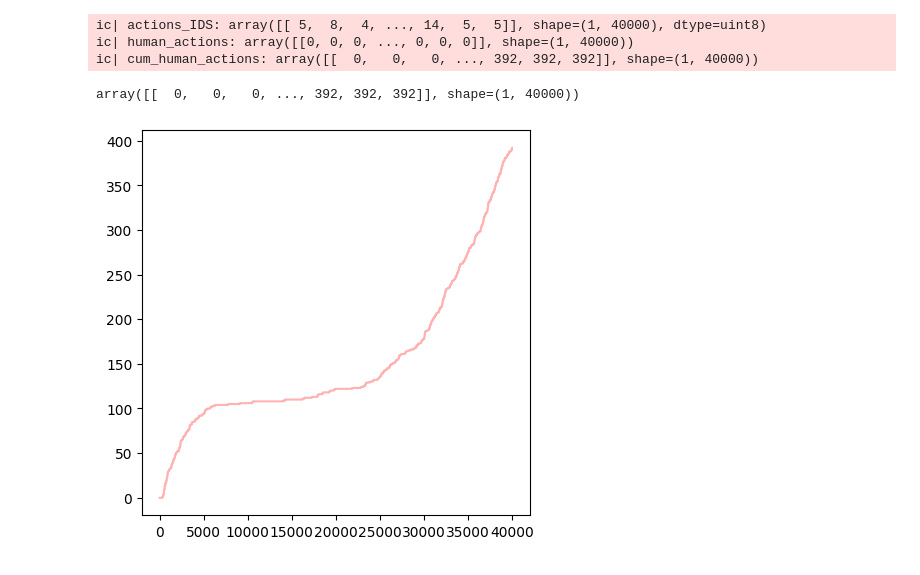
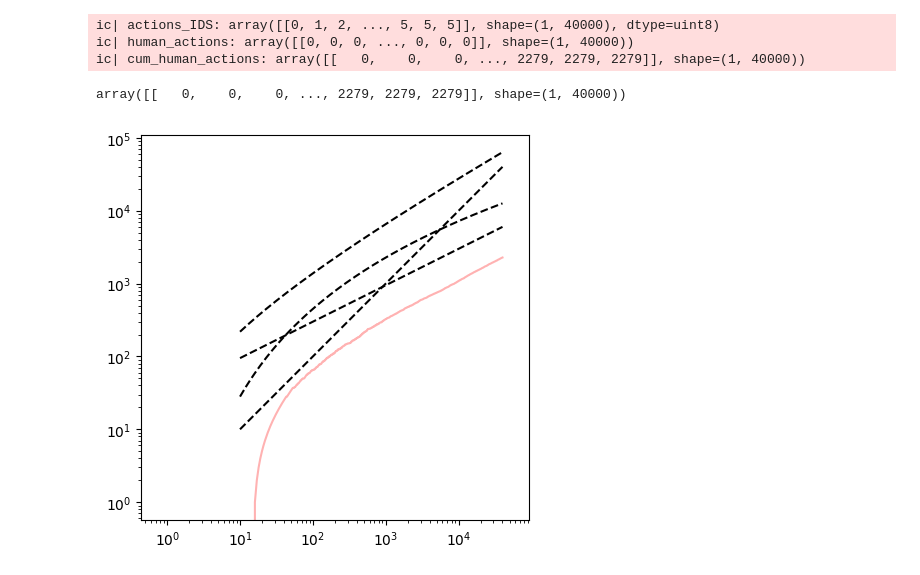
Before and after one commit to DavidJGChen/bandit-exploration, a Jupyter notebook: analysis.ipynb, the cells around one changed output. Drawn from its saved outputs; the diff is of its cells as text; code cells hidden in the pictures.

```diff
--- a/analysis.ipynb
+++ b/analysis.ipynb
@@ -5,27 +5,35 @@ import matplotlib.pyplot as plt
 from common import Reward, Action
 from icecream import ic
 # %%
-output_dir = "output/20250812-13-05-alignment"
+output_dir = "output/20250812-16-41-alignment"
 
+# config
 T = 40000
 trials = [6]
+algs = ["TS-ep"]
+K = 32
+
 num_trials = len(trials)
+num_algs = len(algs)
 K = 32
 K_env = K // 2
 
-all_regrets = np.zeros((num_trials, 1, T), dtype=Reward)
-all_actions = np.zeros((num_trials, 1, T), dtype=Action)
+all_regrets = np.zeros((num_trials, num_algs, T), dtype=Reward)
+all_actions = np.zeros((num_trials, num_algs, T), dtype=Action)
 
 for i, trial_num in enumerate(trials):
     seed = 30 + trial_num
-    filename = f"{trial_num}_IDS_seed{seed}.npy"
-    with open(os.path.join(output_dir, f"regrets_{filename}"), "rb") as f:
-        all_regrets[i] = np.load(f)
-    with open(os.path.join(output_dir, f"actions_{filename}"), "rb") as f:
-        all_actions[i] = np.load(f)
-
-regrets_IDS = all_regrets[:, 0, :]
-actions_IDS = all_actions[:, 0, :]
+    for alg in algs:
+        filename = f"{trial_num}_{alg}_seed{seed}.npy"
+        with open(os.path.join(output_dir, f"regrets_{filename}"), "rb") as f:
+            all_regrets[i] = np.load(f)
+        with open(os.path.join(output_dir, f"actions_{filename}"), "rb") as f:
+            all_actions[i] = np.load(f)
+# %%
+selected_alg = 0
+
+regrets_IDS = all_regrets[:, selected_alg, :]
+actions_IDS = all_actions[:, selected_alg, :]
 # %%
 env_actions = (actions_IDS < 16).astype(int)
 human_actions = 1 - env_actions
@@ -37,35 +45,37 @@ ic(actions_IDS)
 ic(human_actions)
 ic(cum_human_actions)
 # %% [output]
-ic| actions_IDS: array([[ 5,  8,  4, ..., 14,  5,  5]], shape=(1, 40000), dtype=uint8)
+ic| actions_IDS: array([[0, 1, 2, ..., 5, 5, 5]], shape=(1, 40000), dtype=uint8)
 ic| human_actions: array([[0, 0, 0, ..., 0, 0, 0]], shape=(1, 40000))
-ic| cum_human_actions: array([[  0,   0,   0, ..., 392, 392, 392]], shape=(1, 40000))
+ic| cum_human_actions: array([[   0,    0,    0, ..., 2279, 2279, 2279]], shape=(1, 40000))
-array([[  0,   0,   0, ..., 392, 392, 392]], shape=(1, 40000))
+array([[   0,    0,    0, ..., 2279, 2279, 2279]], shape=(1, 40000))
 # %%
 plt.figure(figsize=(5, 5))
 for i in range(len(all_actions)):
     # plt.plot(np.arange(1, len(actions)+1), cum_env_actions[i], color='blue', alpha=0.3)
     plt.plot(np.arange(T), cum_human_actions[i], color="red", alpha=0.3)
     ...
 
 # min_t = len(all_actions[0])
 
 # plt.plot(np.arange(10, min_t, 1), np.mean(cum_human_actions, axis=0)[10:])
 # plt.fill_between(np.arange(10, min_t, 1), np.mean(cum_human_actions, axis=0)[10:] + np.std(cum_human_actions, axis=0)[10:], np.mean(cum_human_actions, axis=0)[10:] - np.std(cum_human_actions, axis=0)[10:], alpha=0.3)
 
+sqrt_t = np.sqrt(np.arange(10, T, 1))
 sqrt_t_log_t = np.sqrt(np.arange(10, T, 1)) * np.log(np.arange(10, T, 1))
 log_t = np.log(np.arange(10, T, 1)) * np.log(np.arange(10, T, 1))
 
-# plt.plot(np.arange(10, T, 1), np.arange(10, T, 1), color='black', linestyle='--')
-# plt.plot(np.arange(10, T, 1), 30*sqrt_t_log_t, color='black', linestyle='--')
-# plt.plot(np.arange(10, T, 1), log_t**2, color='black', linestyle='--')
+plt.plot(np.arange(10, T, 1), np.arange(10, T, 1), color="black", linestyle="--")
+plt.plot(np.arange(10, T, 1), 30 * sqrt_t_log_t, color="black", linestyle="--")
+plt.plot(np.arange(10, T, 1), log_t**2, color="black", linestyle="--")
+plt.plot(np.arange(10, T, 1), 30 * sqrt_t, color="black", linestyle="--")
 
-# plt.xscale('log')
-# plt.yscale('log')
-# plt.axis('equal')
+plt.xscale("log")
+plt.yscale("log")
+plt.axis("equal")
 plt.show()
 # %% [output]
-[figure, old version]
+[figure, new version]
 # %%
 actions = actions_IDS[0]
 # %%
```
Also changed, not shown: parts of 2 cells of this notebook, 5 other files.
